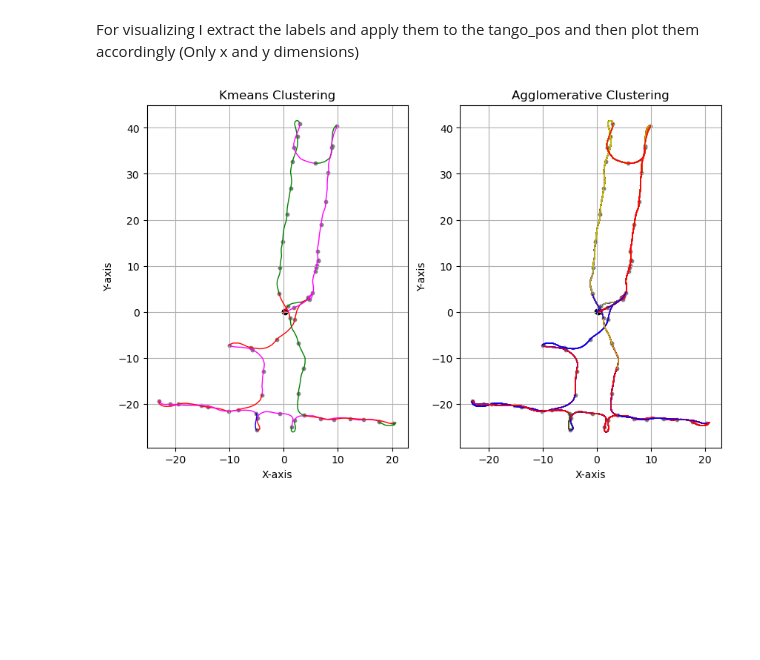
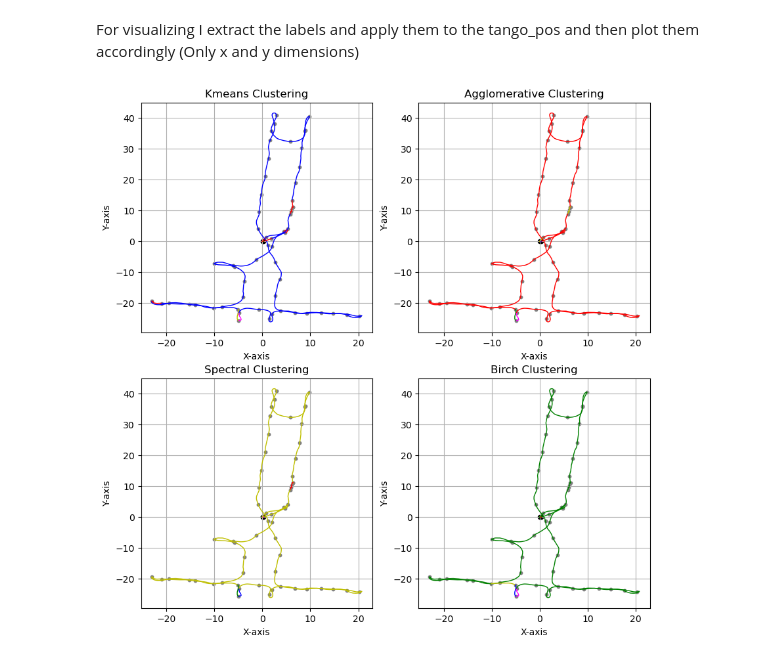
Before and after one commit to tonton-golio/inertial_navigation_transformer, a Jupyter notebook: playground_notebooks/clustering_unsupervised.ipynb, the cells around one changed output. Saved outputs shown, nothing was run; the diff lists cells and outputs as text; code cells hidden in the pictures; blank space fills up the shorter version.

Commit message:
multiple clustering methods employed

```diff
--- a/playground_notebooks/clustering_unsupervised.ipynb
+++ b/playground_notebooks/clustering_unsupervised.ipynb
@@ -53,8 +54,8 @@ else:
     dt = np.mean(diffs)
     q_0 = ekf_ori[0,:]
 
-selected_features = np.concatenate([ekf_ori.T, acc.T, gyro.T, linacc.T, game_rv.T, rv.T, mag.T]).T #For now I only work with orientation and acceleration
-
+selected_features = np.concatenate([ekf_ori.T, acc.T]).T #For now I only work with orientation and acceleration
+#, gyro.T, linacc.T, game_rv.T, rv.T, mag.T
 #Preparing the data
 data_unprocessed = np.zeros((selected_features.shape[1], num_bins, time_bin_size))
 
@@ -123,34 +167,58 @@ For visualizing I extract the labels and apply them to the tango_pos and then pl
 # %%
 # Create a 2D line plot
 color_map = {0: 'r', 1: 'g', 2: 'b', 3: 'y', 4: 'magenta'}
 
-fig3, axs = plt.subplots(1,2, figsize=(10, 6))
+fig3, axs = plt.subplots(2,2, figsize=(10, 10))
 
 for i in range(num_bins-1):
-    axs[0].plot(tango_pos[i*time_bin_size:(i+1)*time_bin_size,0], tango_pos[i*time_bin_size:(i+1)*time_bin_size,1], color=color_map[kmeans_labels[i]], linewidth=1, linestyle='-')
-    axs[0].scatter(tango_pos[(i+1)*time_bin_size,0], tango_pos[(i+1)*time_bin_size,1], color='grey', s=10)
-axs[0].scatter(tango_pos[0,0],tango_pos[0,1],color='black', s=20)
-axs[0].scatter(tango_pos[-1,0],tango_pos[-1,1],color='black', s=20)
+    axs[0,0].plot(tango_pos[i*time_bin_size:(i+1)*time_bin_size,0], tango_pos[i*time_bin_size:(i+1)*time_bin_size,1], color=color_map[kmeans_labels[i]], linewidth=1, linestyle='-')
+    axs[0,0].scatter(tango_pos[(i+1)*time_bin_size,0], tango_pos[(i+1)*time_bin_size,1], color='grey', s=10)
+axs[0,0].scatter(tango_pos[0,0],tango_pos[0,1],color='black', s=20)
+axs[0,0].scatter(tango_pos[-1,0],tango_pos[-1,1],color='black', s=20)
 
 # Set labels and title
-axs[0].set_xlabel('X-axis')
-axs[0].set_ylabel('Y-axis')
-axs[0].set_title('Kmeans Clustering')
-axs[0].grid(True)  # Add gridlines
+axs[0,0].set_xlabel('X-axis')
+axs[0,0].set_ylabel('Y-axis')
+axs[0,0].set_title('Kmeans Clustering')
+axs[0,0].grid(True)  # Add gridlines
 
 for i in range(1, num_bins):
-    axs[1].plot(tango_pos[i*time_bin_size:(i+1)**time_bin_size,0], tango_pos[i*time_bin_size:(i+1)**time_bin_size,1], color=color_map[agglomerative_labels[i]], linewidth=1, linestyle='-')
-    axs[1].scatter(tango_pos[i*time_bin_size,0], tango_pos[i*time_bin_size,1], color='grey', s=10)
-axs[1].scatter(tango_pos[0,0],tango_pos[0,1],color='black', s=20)
-axs[1].scatter(tango_pos[-1,0],tango_pos[-1,1],color='black', s=20)
+    axs[0,1].plot(tango_pos[i*time_bin_size:(i+1)*time_bin_size,0], tango_pos[i*time_bin_size:(i+1)*time_bin_size,1], color=color_map[agglomerative_labels[i]], linewidth=1, linestyle='-')
+    axs[0,1].scatter(tango_pos[i*time_bin_size,0], tango_pos[i*time_bin_size,1], color='grey', s=10)
+axs[0,1].scatter(tango_pos[0,0],tango_pos[0,1],color='black', s=20)
+axs[0,1].scatter(tango_pos[-1,0],tango_pos[-1,1],color='black', s=20)
 
 # Set labels and title
-axs[1].set_xlabel('X-axis')
-axs[1].set_ylabel('Y-axis')
-axs[1].set_title('Agglomerative Clustering')
-axs[1].grid(True)  # Add gridlines
+axs[0,1].set_xlabel('X-axis')
+axs[0,1].set_ylabel('Y-axis')
+axs[0,1].set_title('Agglomerative Clustering')
+axs[0,1].grid(True)  # Add gridlines
+
+for i in range(1, num_bins):
+    axs[1,0].plot(tango_pos[i*time_bin_size:(i+1)*time_bin_size,0], tango_pos[i*time_bin_size:(i+1)*time_bin_size,1], color=color_map[spectral_labels[i]], linewidth=1, linestyle='-')
+    axs[1,0].scatter(tango_pos[i*time_bin_size,0], tango_pos[i*time_bin_size,1], color='grey', s=10)
+axs[1,0].scatter(tango_pos[0,0],tango_pos[0,1],color='black', s=20)
+axs[1,0].scatter(tango_pos[-1,0],tango_pos[-1,1],color='black', s=20)
+
+# Set labels and title
+axs[1,0].set_xlabel('X-axis')
+axs[1,0].set_ylabel('Y-axis')
+axs[1,0].set_title('Spectral Clustering')
+axs[1,0].grid(True)  # Add gridlines
+
+for i in range(1, num_bins):
+    axs[1,1].plot(tango_pos[i*time_bin_size:(i+1)*time_bin_size,0], tango_pos[i*time_bin_size:(i+1)*time_bin_size,1], color=color_map[birch_labels[i]], linewidth=1, linestyle='-')
+    axs[1,1].scatter(tango_pos[i*time_bin_size,0], tango_pos[i*time_bin_size,1], color='grey', s=10)
+axs[1,1].scatter(tango_pos[0,0],tango_pos[0,1],color='black', s=20)
+axs[1,1].scatter(tango_pos[-1,0],tango_pos[-1,1],color='black', s=20)
+
+# Set labels and title
+axs[1,1].set_xlabel('X-axis')
+axs[1,1].set_ylabel('Y-axis')
+axs[1,1].set_title('Birch Clustering')
+axs[1,1].grid(True)  # Add gridlines
 
 # Show the plot
 plt.show()
 # %% [output]
-[figure, old version]
+[figure, new version]
```
Also changed, not shown: parts of 5 cells of this notebook.
